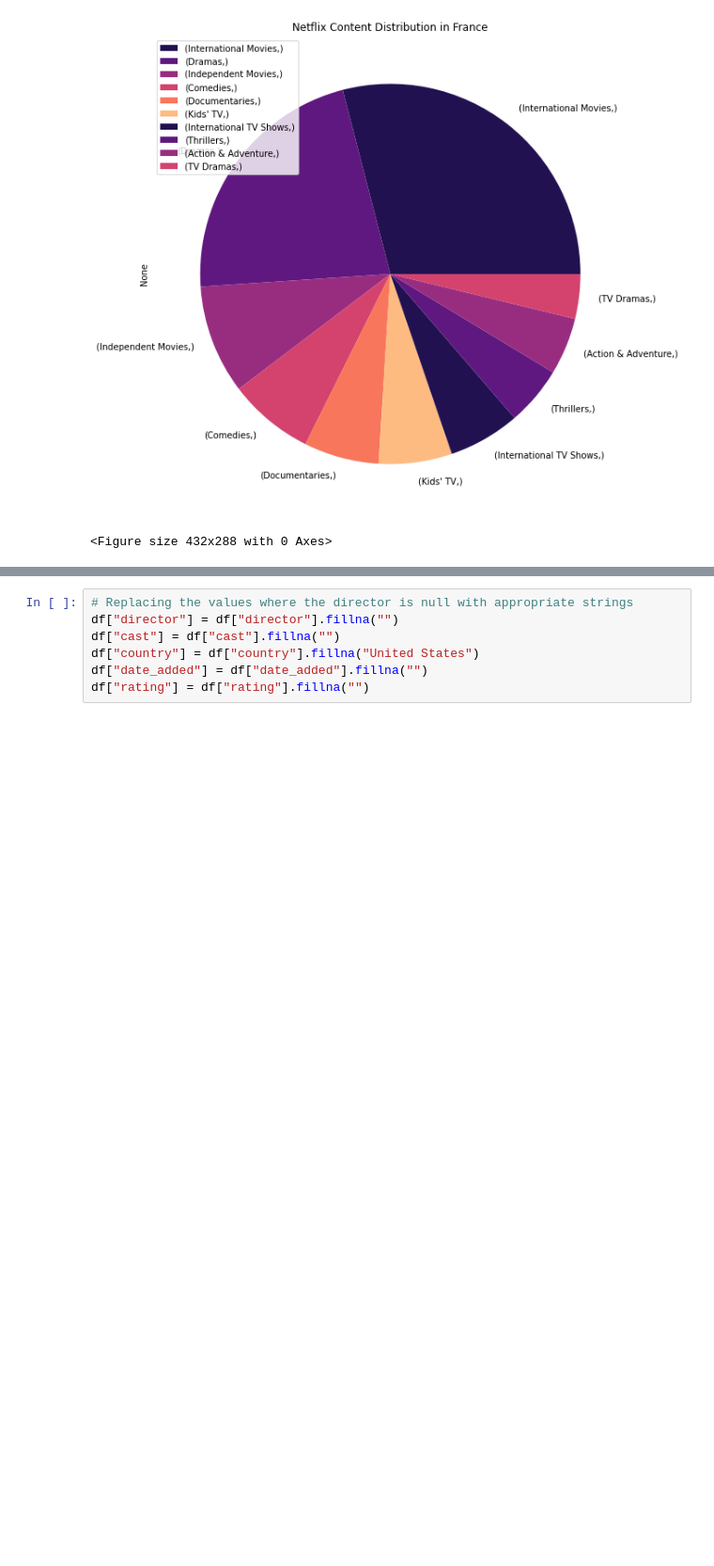
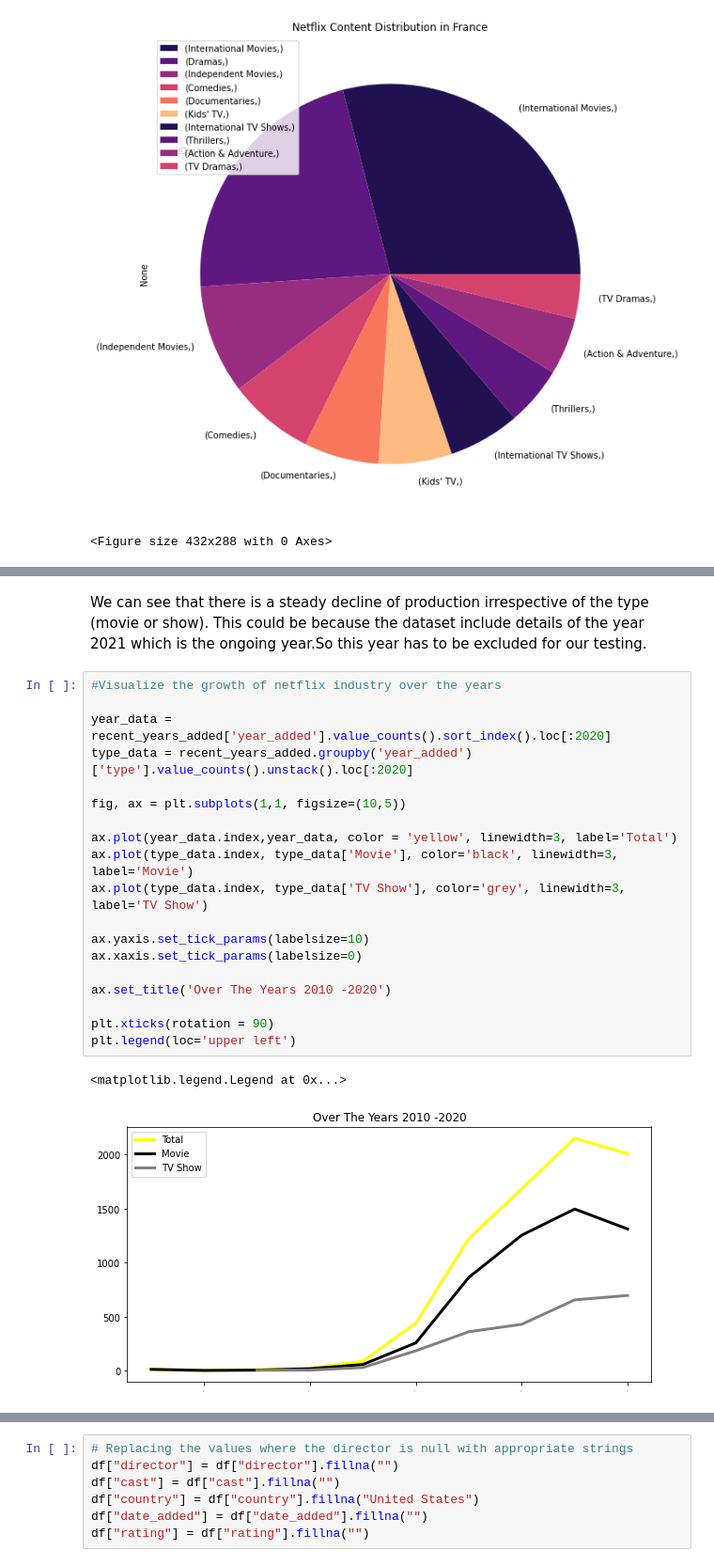
Before and after one commit to NayanaPradeep/Netflix-Movies-and-TV-Shows-Clustering, a Jupyter notebook: NETFLIX_MOVIES_AND_TV_SHOWS_CLUSTERING.ipynb, the cells around one changed output, grey strips where cells are left out. Shown at 94% size. Drawn from its saved outputs; the diff is of its cells as text; blank space fills up the shorter version.

```diff
--- a/NETFLIX_MOVIES_AND_TV_SHOWS_CLUSTERING.ipynb
+++ b/NETFLIX_MOVIES_AND_TV_SHOWS_CLUSTERING.ipynb
@@ -744,0 +808,24 @@ df = netflix_original.copy()
+# %% [markdown]
+We can see that there is a steady decline of production irrespective of the type (movie or show). This could be because the dataset include details of the year 2021 which is the ongoing year.So this year has to be excluded for our testing.
+# %%
+#Visualize the growth of netflix industry over the years
+
+year_data = recent_years_added['year_added'].value_counts().sort_index().loc[:2020]
+type_data = recent_years_added.groupby('year_added')['type'].value_counts().unstack().loc[:2020]
+
+fig, ax = plt.subplots(1,1, figsize=(10,5))
+
+ax.plot(year_data.index,year_data, color = 'yellow', linewidth=3, label='Total')
+ax.plot(type_data.index, type_data['Movie'], color='black', linewidth=3, label='Movie')
+ax.plot(type_data.index, type_data['TV Show'], color='grey', linewidth=3, label='TV Show')
+
+ax.yaxis.set_tick_params(labelsize=10)
+ax.xaxis.set_tick_params(labelsize=0)
+
+ax.set_title('Over The Years 2010 -2020')
+
+plt.xticks(rotation = 90)
+plt.legend(loc='upper left')
+# %% [output]
+<matplotlib.legend.Legend at 0x...>
+[figure, added]
```
Also changed, not shown: parts of 85 cells of this notebook.
